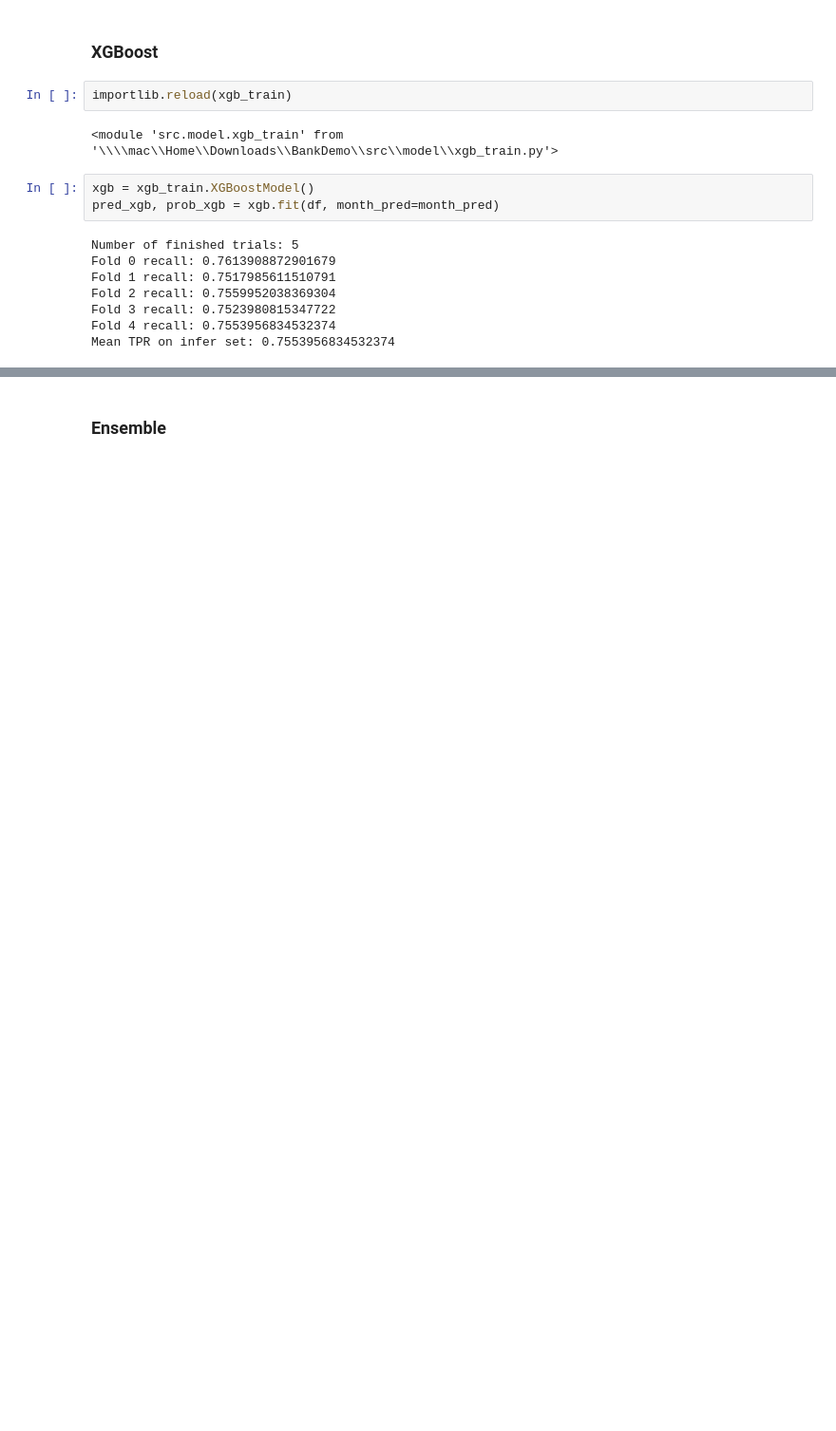
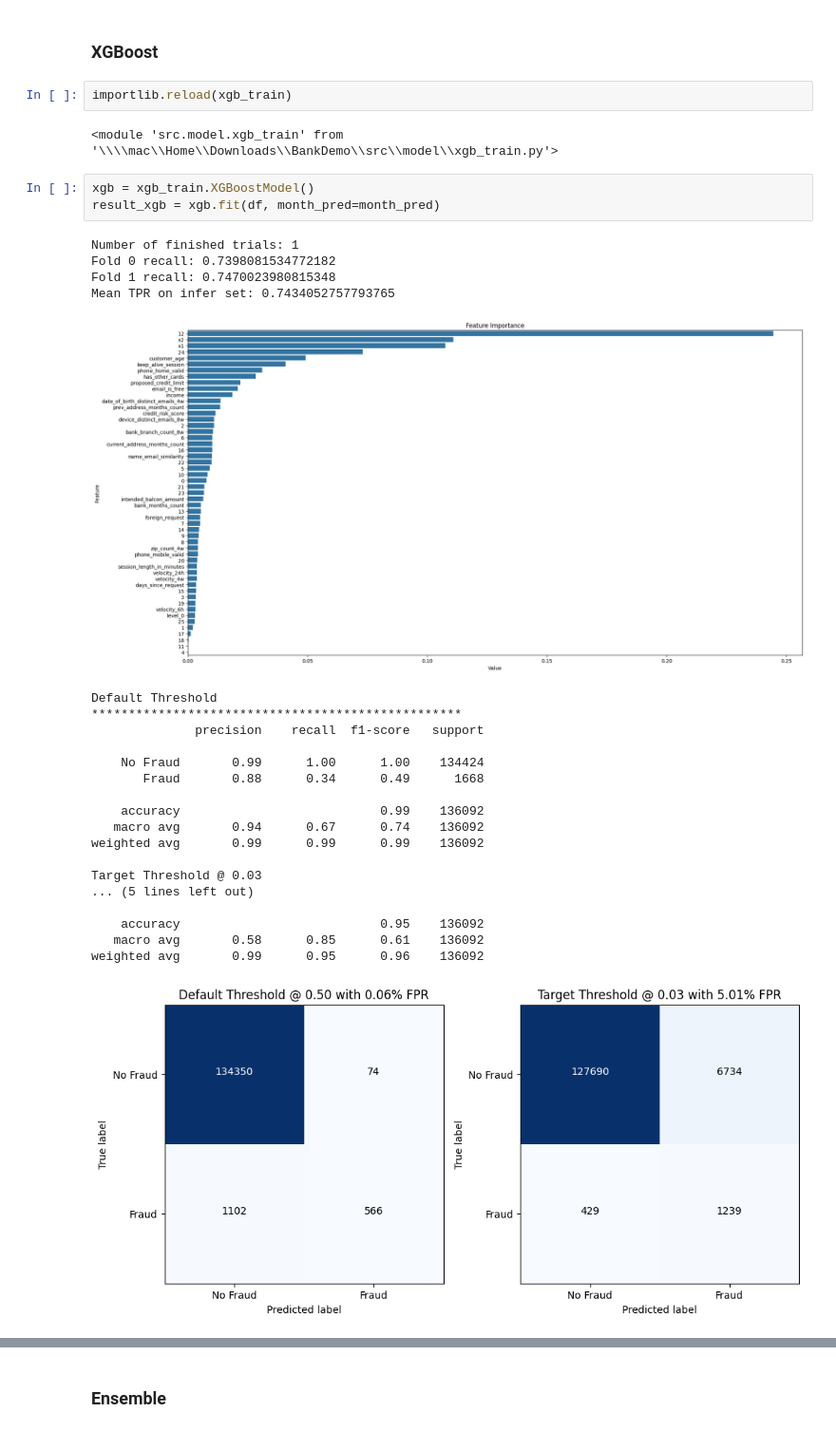
Before and after one commit to KieuSonTung/BankFraudDetection, a Jupyter notebook: main.ipynb, the cells around one changed output, grey strips where cells are left out. Shown at 95% size. Drawn from its saved outputs; the diff is of its cells as text; blank space fills up the shorter version.

```diff
--- a/main.ipynb
+++ b/main.ipynb
@@ -53,12 +79,28 @@ importlib.reload(xgb_train)
 <module 'src.model.xgb_train' from '\\\\mac\\Home\\Downloads\\BankDemo\\src\\model\\xgb_train.py'>
 # %%
 xgb = xgb_train.XGBoostModel()
-pred_xgb, prob_xgb = xgb.fit(df, month_pred=month_pred)
+result_xgb = xgb.fit(df, month_pred=month_pred)
 # %% [output]
-Number of finished trials: 5
-Fold 0 recall: 0.7613908872901679
-Fold 1 recall: 0.7517985611510791
-Fold 2 recall: 0.7559952038369304
-Fold 3 recall: 0.7523980815347722
-Fold 4 recall: 0.7553956834532374
-Mean TPR on infer set: 0.7553956834532374
+Number of finished trials: 1
+Fold 0 recall: 0.7398081534772182
+Fold 1 recall: 0.7470023980815348
+Mean TPR on infer set: 0.7434052757793765
+[figure, added]
+Default Threshold
+**************************************************
+              precision    recall  f1-score   support
+
+    No Fraud       0.99      1.00      1.00    134424
+       Fraud       0.88      0.34      0.49      1668
+
+    accuracy                           0.99    136092
+   macro avg       0.94      0.67      0.74    136092
+weighted avg       0.99      0.99      0.99    136092
+
+Target Threshold @ 0.03
+... (5 lines left out)
+
+    accuracy                           0.95    136092
+   macro avg       0.58      0.85      0.61    136092
+weighted avg       0.99      0.95      0.96    136092
+[figure, added]
```
Also changed, not shown: parts of 14 cells of this notebook, 2 other files.
